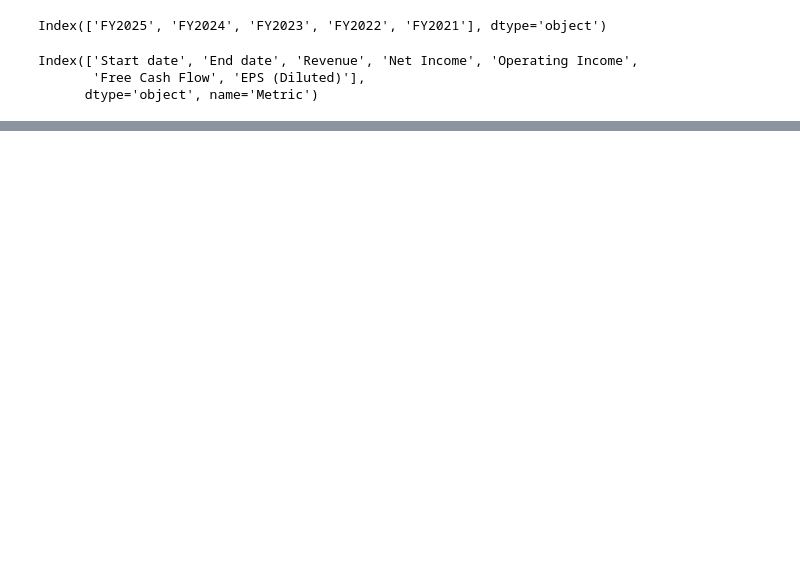
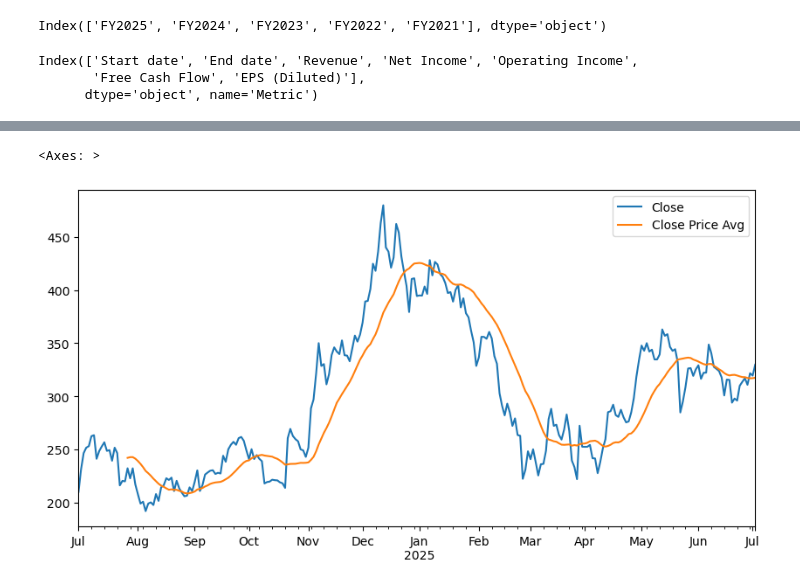
Before and after one commit to GichukiEdwin/Python_Data, a Jupyter notebook: notebooks/stock-prices-time-series-analysis.ipynb, the cells around one changed output, grey strips where cells are left out. Saved outputs shown, nothing was run; the diff lists cells and outputs as text; code cells hidden in the pictures; blank space fills up the shorter version.

Commit message:
Roll close stock price mean window

```diff
--- a/notebooks/stock-prices-time-series-analysis.ipynb
+++ b/notebooks/stock-prices-time-series-analysis.ipynb
@@ -876,0 +883,3 @@ df7.head(15)
+# %%
+tsla_close_prices = tsla.copy()
+tsla_close_prices.head()
@@ -876,0 +893,3 @@ df7.head(15)
+# %%
+tsla_close_prices['Close Price Avg'] = tsla_close_prices['Close'].rolling(window=20).mean()
+tsla_close_prices.head()
@@ -876,0 +923,5 @@ df7.head(15)
+# %%
+tsla_close_prices.plot(kind='line', figsize=(10,5), y=['Close', 'Close Price Avg'])
+# %% [output]
+<Axes: >
+[figure, added]
```
Also changed, not shown: parts of 14 cells of this notebook.
